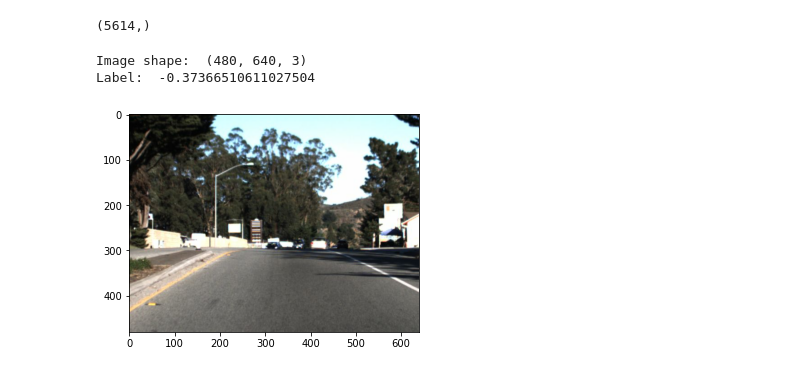
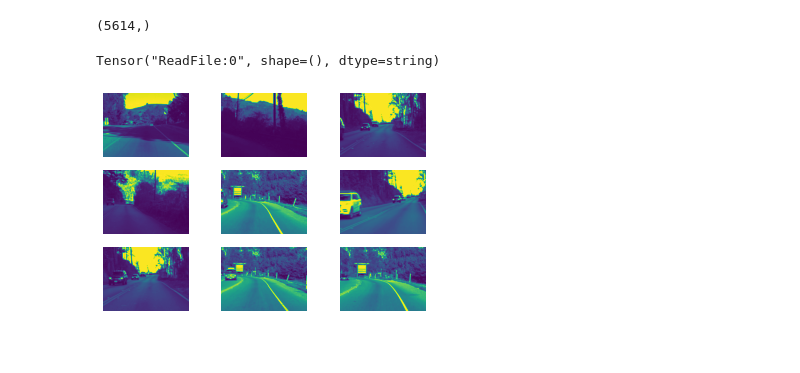
Before and after one commit to Malik7115/Self_Maneuvering_UGV, a Jupyter notebook: TF/dataloader.ipynb, the cells around one changed output. Cells and saved outputs as stored; diff of their text form; code cells hidden in the pictures; blank space fills up the shorter version.

```diff
--- a/TF/dataloader.ipynb
+++ b/TF/dataloader.ipynb
@@ -39,22 +39,70 @@ steering_angles.shape
 # %% [output]
 (5614,)
 # %%
+# Not Using prefetching here && TF sucks !!
+
 dataset = tf.data.Dataset.from_tensor_slices((image_names,steering_angles))
 
-def _load_images(filename, target):
+def load_images(filename, target):
+    img = tf.io.read_file(filename)
+    print(img)
+    img = tf.image.decode_jpeg(img, channels=3)
+    # img = img[150:][150:]
+    # img = img.numpy()
 
-    img = tf.io.read_file(filename)
-    img = tf.image.decode_jpeg(img, channels=3)
     return img, target
 
+def image_augmentations(image, label):
+    # Change to grayscale:
+    image = tf.image.rgb_to_grayscale(image)
+    return image, label
 
-dataset = dataset.map(_load_images)
+# Note: DO NOT USE MAPPING FOR ANY OTHER CHILD SETS CREATED
 
-for image, label in dataset.take(1):
-  print("Image shape: ", image.numpy().shape)
-  print("Label: ", label.numpy())
-  plt.imshow(image)
+dataset = (
+  dataset
+  .map(load_images)
+  .map(image_augmentations)
+  .shuffle(1000)
+)
+
+for image, label in dataset.take(50):
+  # print("Image shape: ", image.numpy().shape)
+  # print("Label: ", label.numpy())
+  image = image.numpy()
+  cv2.imshow('frame',image)
+  cv2.waitKey(100)
+
+cv2.destroyAllWindows()
 # %% [output]
-Image shape:  (480, 640, 3)
-Label:  -0.37366510611027504
+Tensor("ReadFile:0", shape=(), dtype=string)
-[figure, removed]
+# %%
+# Improve input pipeline performance by using prefetching etc
+
+train_ds = dataset
+batch_size = 10 #change according to hardware auqat
+AUTOTUNE = tf.data.experimental.AUTOTUNE
+
+train_ds = train_ds.cache().prefetch(buffer_size=AUTOTUNE)
+
+
+def configure_for_performance(ds):
+  ds = ds.cache()
+#   ds = ds.shuffle(buffer_size=1000)
+  ds = ds.batch(batch_size)
+  ds = ds.prefetch(buffer_size=AUTOTUNE)
+  return ds
+
+
+train_ds = configure_for_performance(train_ds)
+# %%
+image_batch, label_batch = next(iter(train_ds))
+
+for i in range(9):
+  ax = plt.subplot(3, 3, i + 1)
+  plt.imshow(image_batch[i].numpy().astype("uint8"))
+  label = label_batch[i]
+#   plt.title(class_names[label])
+  plt.axis("off")
+# %% [output]
+[figure, added]
```
